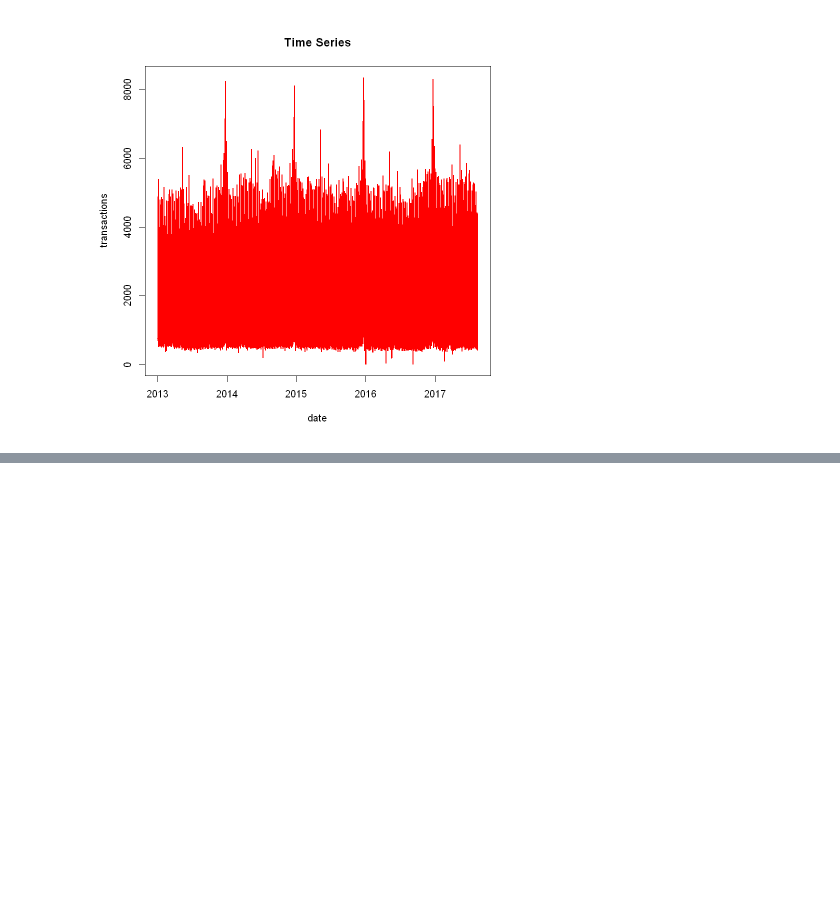
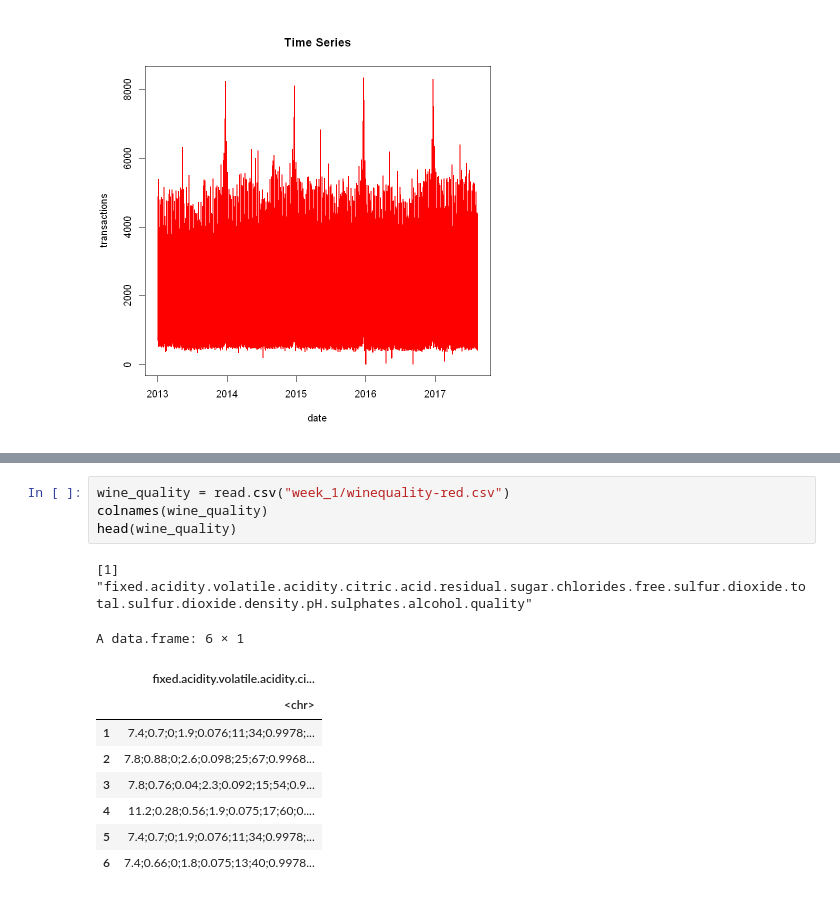
Before and after one commit to u-r-a-bot/R_tuts, a Jupyter notebook: week_1/data_visualisation_1.ipynb, the cells around one changed output, grey strips where cells are left out. Cells and saved outputs as stored; diff of their text form; blank space fills up the shorter version.

```diff
--- a/week_1/data_visualisation_1.ipynb
+++ b/week_1/data_visualisation_1.ipynb
@@ -52,0 +73,15 @@ plot(Store_sales,
+# %%
+wine_quality = read.csv("week_1/winequality-red.csv")
+colnames(wine_quality)
+head(wine_quality)
+# %% [output]
+[1] "fixed.acidity.volatile.acidity.citric.acid.residual.sugar.chlorides.free.sulfur.dioxide.total.sulfur.dioxide.density.pH.sulphates.alcohol.quality"
+A data.frame: 6 × 1
+|  | fixed.acidity.volatile.acidity.ci... |
+|  | <chr> |
+| 1 | 7.4;0.7;0;1.9;0.076;11;34;0.9978;... |
+| 2 | 7.8;0.88;0;2.6;0.098;25;67;0.9968... |
+| 3 | 7.8;0.76;0.04;2.3;0.092;15;54;0.9... |
+| 4 | 11.2;0.28;0.56;1.9;0.075;17;60;0.... |
+| 5 | 7.4;0.7;0;1.9;0.076;11;34;0.9978;... |
+| 6 | 7.4;0.66;0;1.8;0.075;13;40;0.9978... |
```
Also changed, not shown: parts of 4 cells of this notebook, 1 other file.
